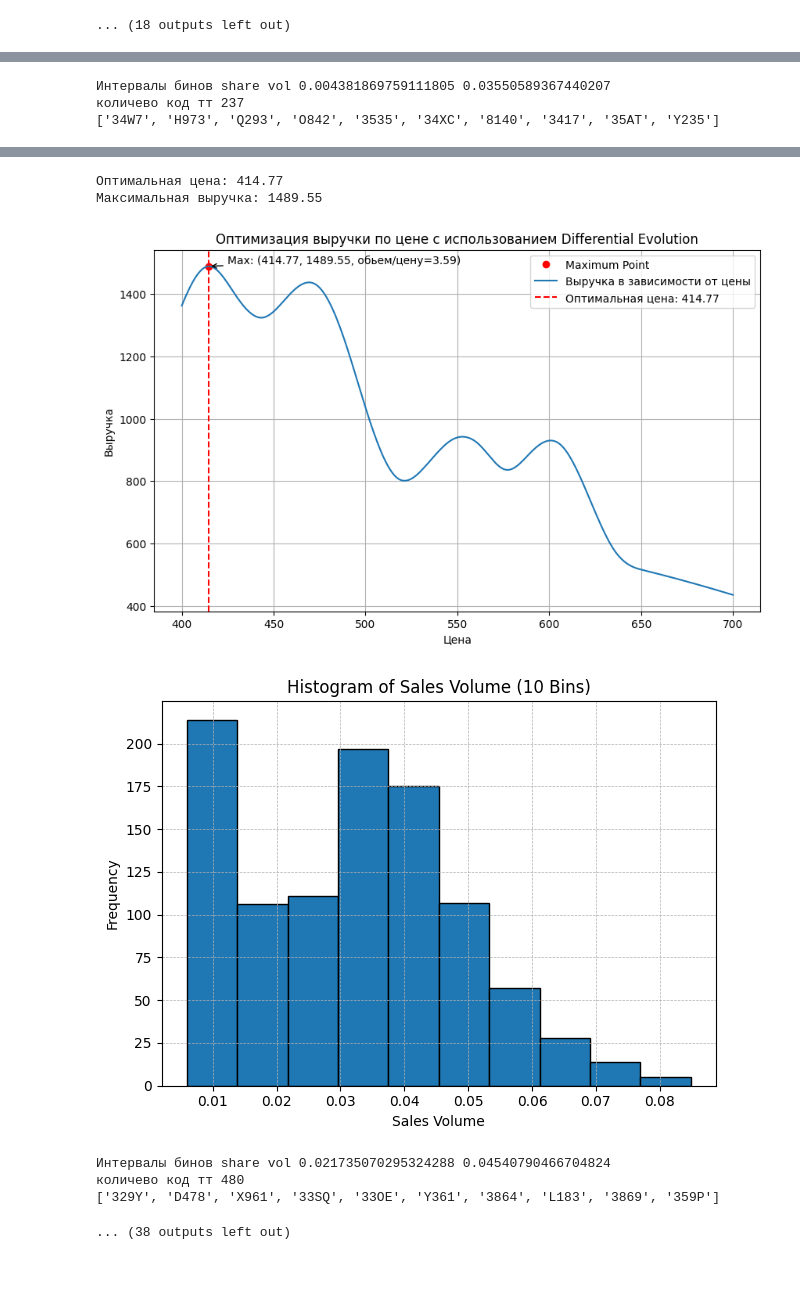
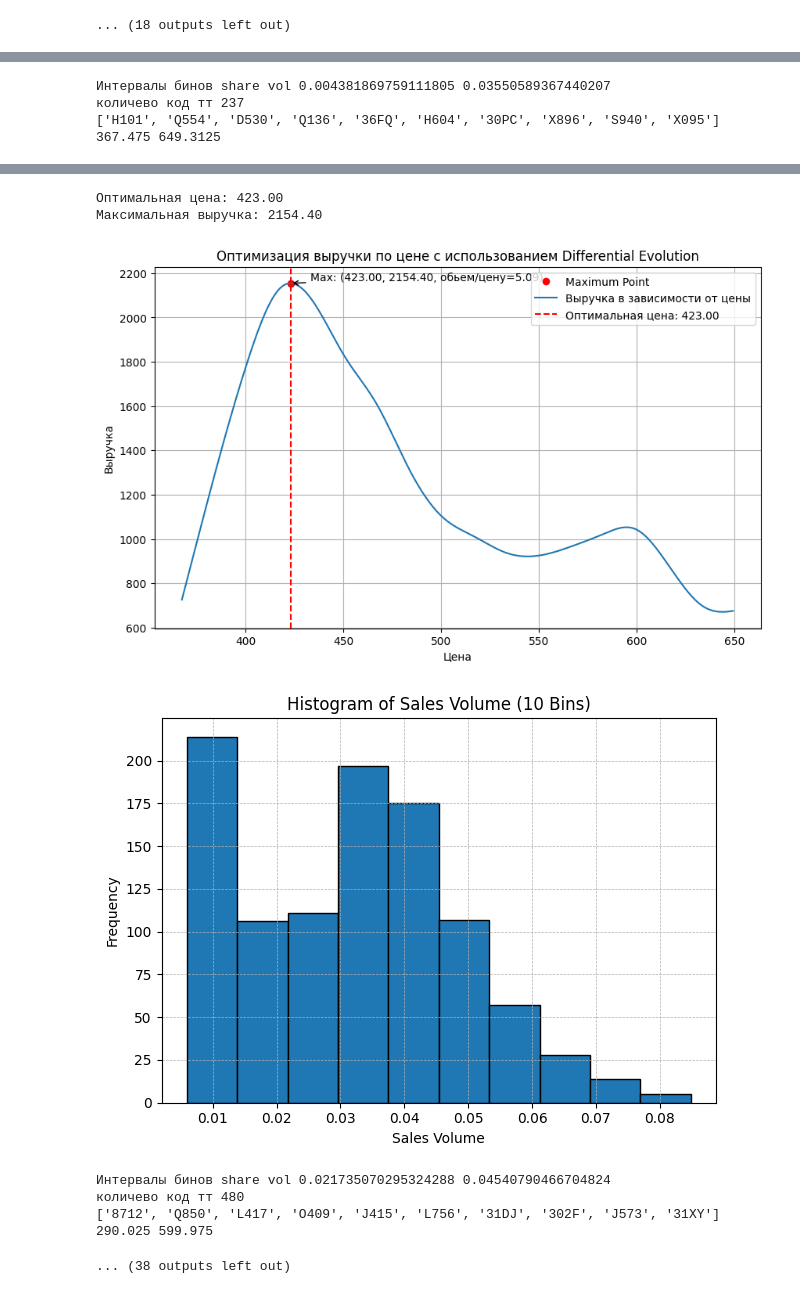
Before and after one commit to budennovsk/Pandas, a Jupyter notebook: GAM_V3.ipynb, the cells around one changed output, grey strips where cells are left out. Cells and saved outputs as stored; diff of their text form; code cells hidden in the pictures.

```diff
--- a/GAM_V3.ipynb
+++ b/GAM_V3.ipynb
@@ -252,6 +252,8 @@ for i in range(len(lw)):
       # Случайным образом выбираем 10 значений из списка
       random_kod_tt = random.sample(unique_kod_tt, 10)
       # random_kod_tt = ['35MH', '4362', '33GK', '30MP', '309H', '4247', 'J219', '350Z', '8980', '360I']
+      # random_kod_tt = ['329Y', 'D478', 'X961', '33SQ', '33OE', 'Y361', '3864', 'L183', '3869', '359P']
+      #['Q618', 'S554', '9037', 'G694', 'H959', 'G273', '4699', '37UY', '333W', '37JF'] #два пика 28 ,43 бин 2
 
     else:
       random_kod_tt = unique_kod_tt
@@ -272,6 +274,7 @@ for i in range(len(lw)):
     X = pd.DataFrame({'Price': filtered_df_2['PRICE PER UNIT']})
     y = filtered_df_2['SALES VOL']
 
+    print(X.min().tolist()[0],X.max().tolist()[0])
     # Обучение модели GAM на 50-м квантиле
     q = 0.5
     gam = ExpectileGAM(s(0), expectile=q).fit(X, y)
@@ -304,7 +307,7 @@ for i in range(len(lw)):
                 ha='left', va='bottom')
 
     # Настраиваем оси и другие параметры графика
-    plt.xlim(380, XX.max())
+    plt.xlim((X.min().tolist()[0] -20), XX.max())
     plt.ylim(0, predictions.max() * 1.1)  # Добавим немного пространства сверху
     plt.xlabel('Price')
     plt.ylabel('Quantile Demanded')
@@ -335,7 +338,7 @@ for i in range(len(lw)):
         return revenue[0]
 
     # Определение границ для оптимизации
-    bounds = [(400, 700)]  # Границы должны быть списком кортежей
+    bounds = [(X.min().tolist()[0],X.max().tolist()[0])]  # Границы должны быть списком кортежей
 
     # Оптимизация цены с использованием differential_evolution
     result = differential_evolution(
@@ -361,7 +364,7 @@ for i in range(len(lw)):
     print(f"Максимальная выручка: {max_revenue:.2f}")
 
     # Визуализация результатов
-    prices = np.linspace(400, 700, 300)
+    prices = np.linspace(X.min().tolist()[0], X.max().tolist()[0], 300)
     prices_reshaped = prices.reshape(-1, 1)
     sales_preds = gam.predict(prices_reshaped)
     sales_preds = np.maximum(sales_preds, 0)
@@ -402,4 +406,5 @@ for i in range(len(lw)):
 [figure]
 Интервалы бинов share vol 0.004381869759111805 0.03550589367440207
 количево код тт 237
-['34W7', 'H973', 'Q293', 'O842', '3535', '34XC', '8140', '3417', '35AT', 'Y235']
+['H101', 'Q554', 'D530', 'Q136', '36FQ', 'H604', '30PC', 'X896', 'S940', 'X095']
+367.475 649.3125
@@ -407,8 +412,9 @@ for i in range(len(lw)):
-Оптимальная цена: 414.77
-Максимальная выручка: 1489.55
+Оптимальная цена: 423.00
+Максимальная выручка: 2154.40
-[figure, old version]
+[figure, new version]
 [figure]
 Интервалы бинов share vol 0.021735070295324288 0.04540790466704824
 количево код тт 480
-['329Y', 'D478', 'X961', '33SQ', '33OE', 'Y361', '3864', 'L183', '3869', '359P']
+['8712', 'Q850', 'L417', 'O409', 'J415', 'L756', '31DJ', '302F', 'J573', '31XY']
+290.025 599.975
 ... (38 outputs left out)
```
Also changed, not shown: parts of 1 cell of this notebook.
